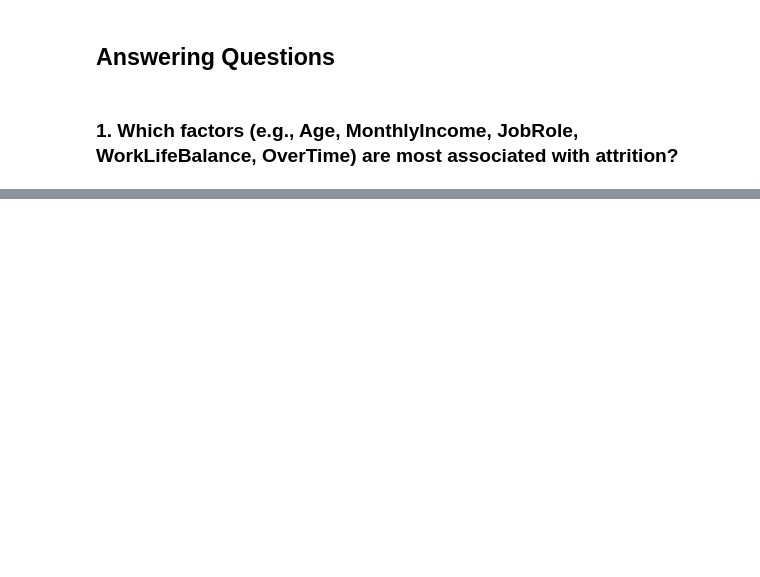
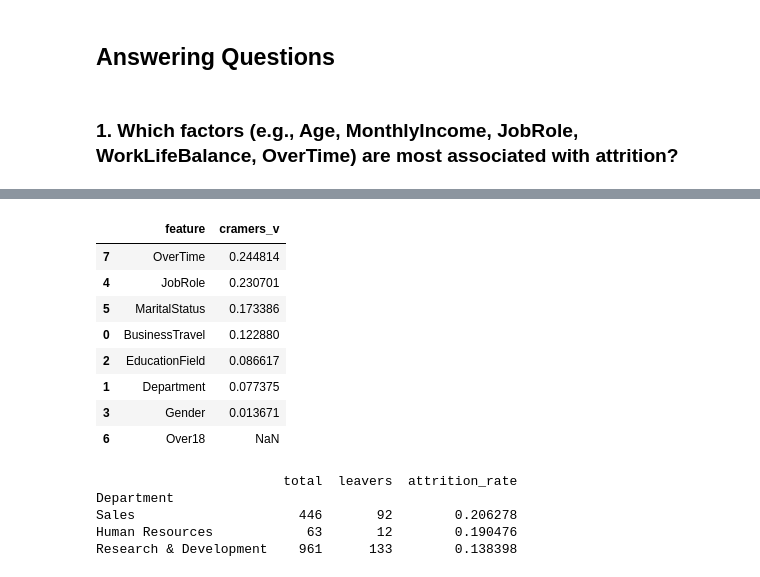
Before and after one commit to HiIamInfi/ibm-hr-data-challenge, a Jupyter notebook: src/ibm_hr_analysis.ipynb, the cells around one changed output, grey strips where cells are left out. Cells and saved outputs as stored; diff of their text form; code cells hidden in the pictures; blank space fills up the shorter version.

```diff
--- a/src/ibm_hr_analysis.ipynb
+++ b/src/ibm_hr_analysis.ipynb
@@ -70,0 +203,43 @@ profile.to_file("reports/hr_attrition.html", silent=False)
+# %%
+
+
+def cramers_v(x, y):
+    conf = pd.crosstab(x, y)
+    chi2 = ss.chi2_contingency(conf, correction=False)[0]
+    n = conf.sum().sum()
+    phi2 = chi2 / n
+    r, k = conf.shape
+    # bias correction
+    phi2corr = max(0, phi2 - ((k-1)*(r-1))/(n-1))
+    rcorr = r - ((r-1)**2)/(n-1)
+    kcorr = k - ((k-1)**2)/(n-1)
+    return np.sqrt(phi2corr / min((kcorr-1), (rcorr-1)))
+
+cat_cols = [c for c in cat_cols if c != "Attrition"]
+rows = [(c, cramers_v(ibm_df[c], ibm_df["Attrition"])) for c in cat_cols]
+pd.DataFrame(rows, columns=["feature", "cramers_v"]).sort_values(
+    "cramers_v", ascending=False
+)
+# %% [output]
+|  | feature | cramers_v |
+| 7 | OverTime | 0.244814 |
+| 4 | JobRole | 0.230701 |
+| 5 | MaritalStatus | 0.173386 |
+| 0 | BusinessTravel | 0.122880 |
+| 2 | EducationField | 0.086617 |
+| 1 | Department | 0.077375 |
+| 3 | Gender | 0.013671 |
+| 6 | Over18 | NaN |
+# %%
+dept = ibm_df.groupby("Department").agg(
+    total=("EmployeeNumber", "count"),
+    leavers=("Attrition_bin", "sum")
+)
+dept["attrition_rate"] = dept["leavers"] / dept["total"]
+print(dept.sort_values("attrition_rate", ascending=False))
+# %% [output]
+                        total  leavers  attrition_rate
+Department
+Sales                     446       92        0.206278
+Human Resources            63       12        0.190476
+Research & Development    961      133        0.138398
```
Also changed, not shown: parts of 11 cells of this notebook.
